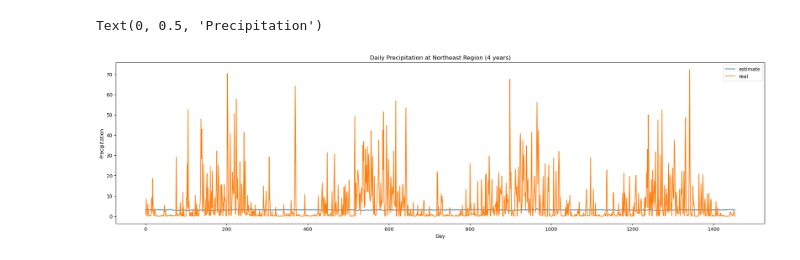
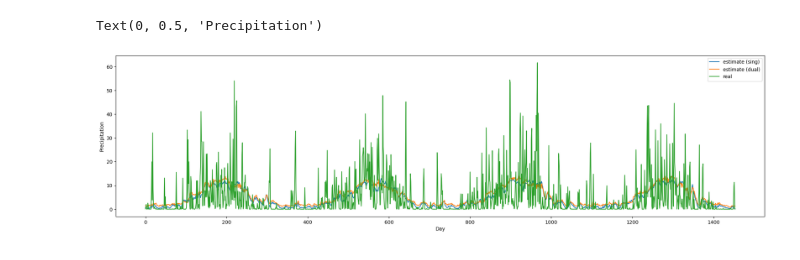
Before and after one commit to pnkq/code, a Jupyter notebook: s2s/src/main/python/rank-percentage.ipynb, the cells around one changed output. Cells and saved outputs as stored; diff of their text form; code cells hidden in the pictures.

```diff
--- a/s2s/src/main/python/rank-percentage.ipynb
+++ b/s2s/src/main/python/rank-percentage.ipynb
@@ -5,7 +5,10 @@ region = "viet-bac"
 # %%
 basePath = f"/home/phuonglh/code/s2s/bin/{region}/clusterC/"
 # %%
-path = f"{basePath}/1.tsv"
+path1 = f"{basePath}/1-0.tsv"
+path2 = f"{basePath}/2-0.tsv"
 # %%
-df = pd.read_csv(path, header=None, delimiter='\t')
-df.columns = ["estimate", "real"]
+df1 = pd.read_csv(path1, header=None, delimiter='\t')
+df2 = pd.read_csv(path2, header=None, delimiter='\t')
+df1.columns = ["estimate", "real"]
+df2.columns = ["estimate", "real"]
@@ -29,12 +32,12 @@ df
 import matplotlib.pyplot as plt
 # %%
 plt.figure(figsize=(24,6))
-plt.plot(df["estimate"])
-plt.plot(df["real"])
-plt.legend(["estimate", "real"])
-plt.title('Daily Precipitation at Northeast Region (4 years)')
+plt.plot(df1["estimate"])
+plt.plot(df2["estimate"])
+plt.plot(df1["real"])
+plt.legend(["estimate (sing)", "estimate (dual)", "real"])
 plt.xlabel('Day')
 plt.ylabel('Precipitation')
 # %% [output]
 Text(0, 0.5, 'Precipitation')
-[figure, old version]
+[figure, new version]
```
Also changed, not shown: parts of 15 cells of this notebook, 1 other file.
